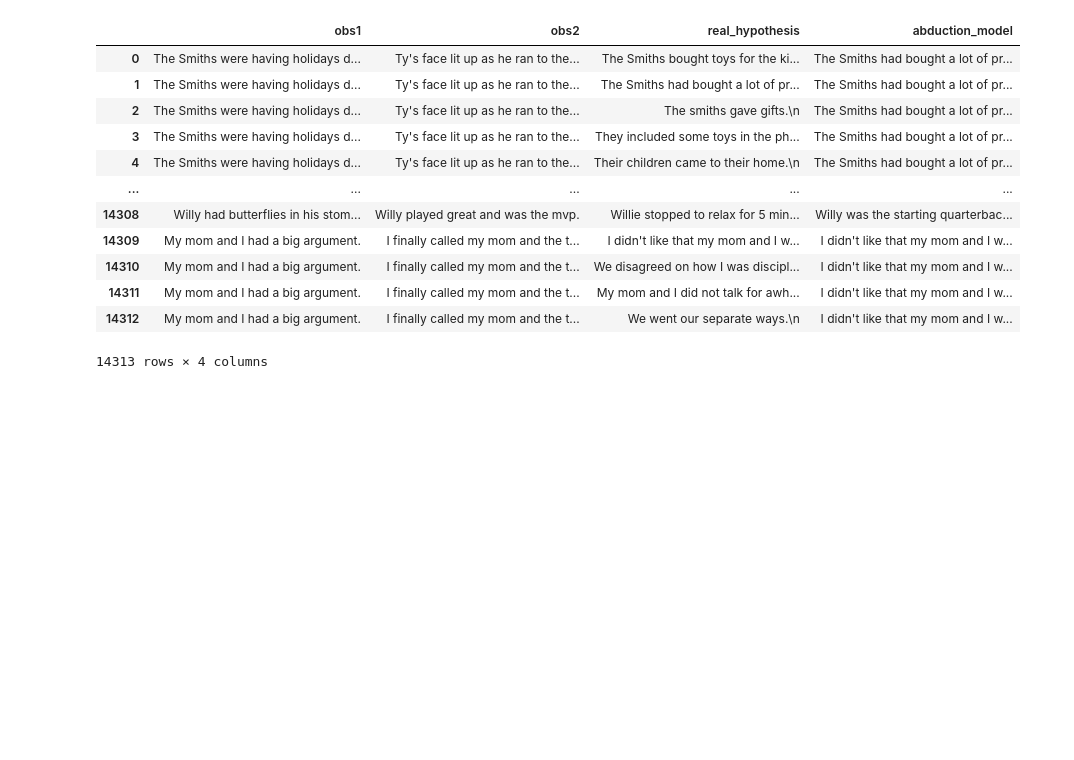
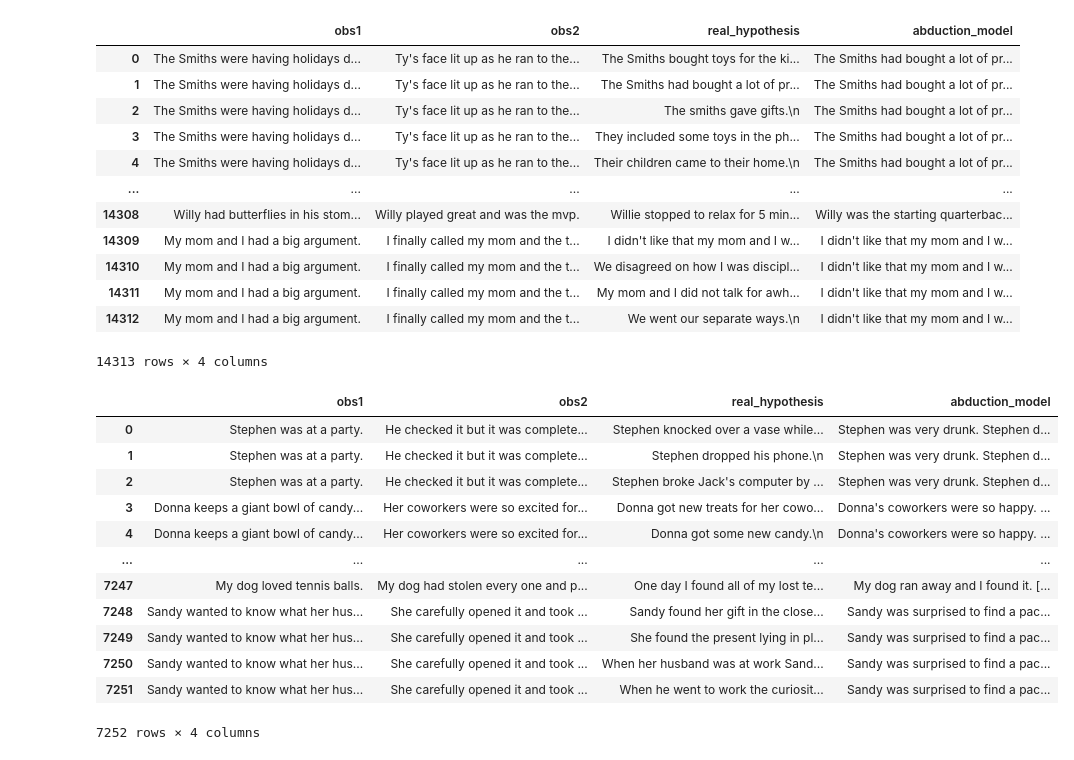
Before and after one commit to roholazandie/abduction_modeling, a Jupyter notebook: results_view.ipynb, the cells around one changed output. Drawn from its saved outputs; the diff is of its cells as text; code cells hidden in the pictures; blank space fills up the shorter version.

Commit message:
added results from gpt2 small

```diff
--- a/results_view.ipynb
+++ b/results_view.ipynb
@@ -125,3 +125,20 @@ abduction_model_gpt2_md_test
 | 14311 | My mom and I had a big argument. | I finally called my mom and the t... | My mom and I did not talk for awh... | I didn't like that my mom and I w... |
 | 14312 | My mom and I had a big argument. | I finally called my mom and the t... | We went our separate ways.\n | I didn't like that my mom and I w... |
 14313 rows × 4 columns
+# %%
+abduction_model_gpt2_sm_validation = pd.DataFrame(read_abduction('results/results_gpt2_small_validation.csv'))
+abduction_model_gpt2_sm_validation
+# %% [output]
+|  | obs1 | obs2 | real_hypothesis | abduction_model |
+| 0 | Stephen was at a party. | He checked it but it was complete... | Stephen knocked over a vase while... | Stephen was very drunk. Stephen d... |
+| 1 | Stephen was at a party. | He checked it but it was complete... | Stephen dropped his phone.\n | Stephen was very drunk. Stephen d... |
+| 2 | Stephen was at a party. | He checked it but it was complete... | Stephen broke Jack's computer by ... | Stephen was very drunk. Stephen d... |
+| 3 | Donna keeps a giant bowl of candy... | Her coworkers were so excited for... | Donna got new treats for her cowo... | Donna's coworkers were so happy. ... |
+| 4 | Donna keeps a giant bowl of candy... | Her coworkers were so excited for... | Donna got some new candy.\n | Donna's coworkers were so happy. ... |
+| ... | ... | ... | ... | ... |
+| 7247 | My dog loved tennis balls. | My dog had stolen every one and p... | One day I found all of my lost te... | My dog ran away and I found it. [... |
+| 7248 | Sandy wanted to know what her hus... | She carefully opened it and took ... | Sandy found her gift in the close... | Sandy was surprised to find a pac... |
+| 7249 | Sandy wanted to know what her hus... | She carefully opened it and took ... | She found the present lying in pl... | Sandy was surprised to find a pac... |
+| 7250 | Sandy wanted to know what her hus... | She carefully opened it and took ... | When her husband was at work Sand... | Sandy was surprised to find a pac... |
+| 7251 | Sandy wanted to know what her hus... | She carefully opened it and took ... | When he went to work the curiosit... | Sandy was surprised to find a pac... |
+7252 rows × 4 columns
```
Also changed, not shown: parts of 4 cells of this notebook, 2 other files.
